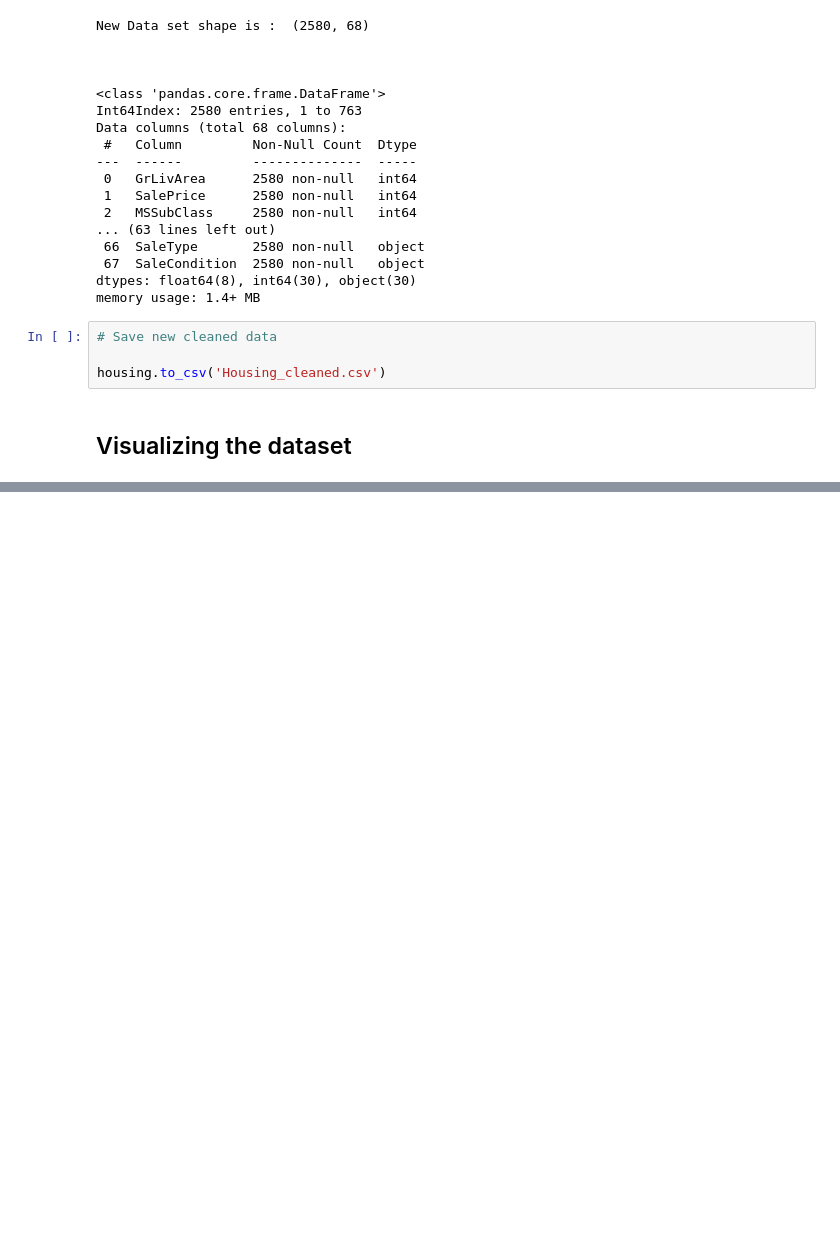
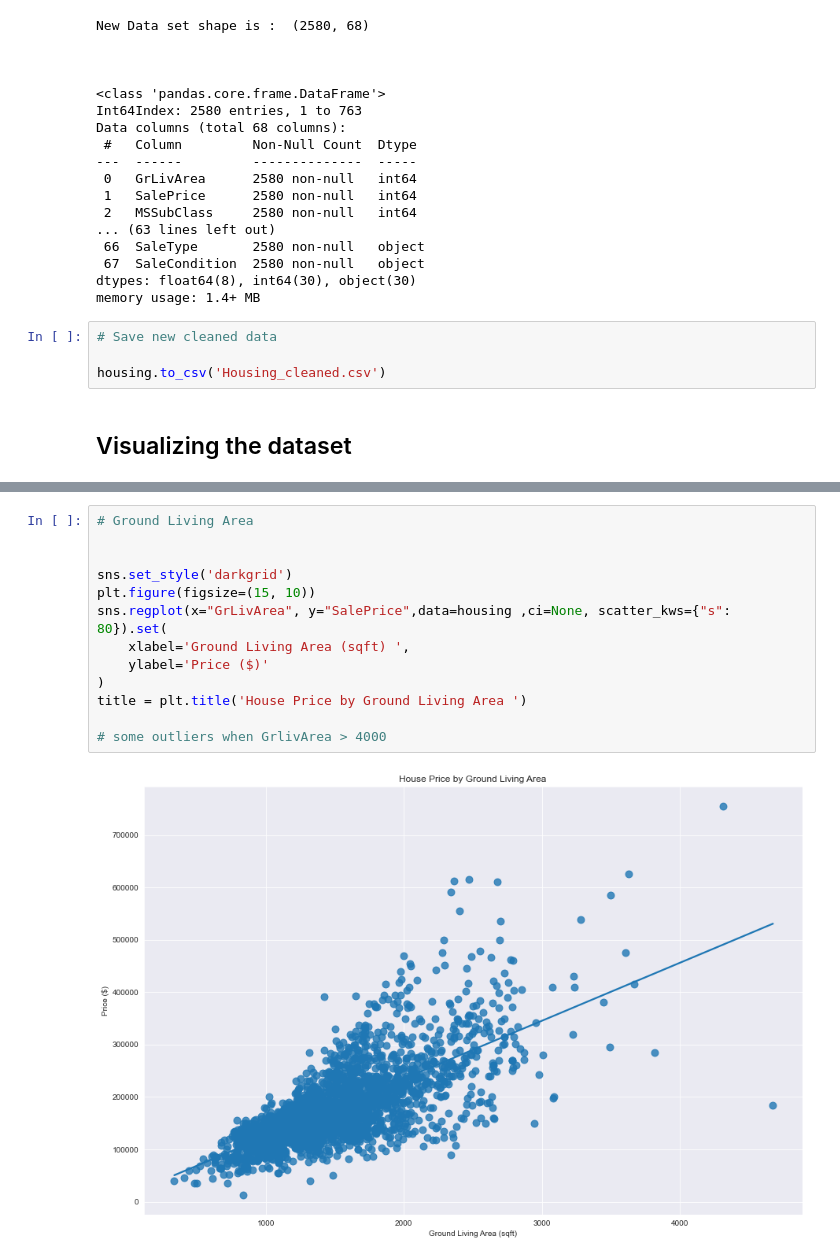
Before and after one commit to moutasam/Housing-Prices-ML, a Jupyter notebook: HousePricing.ipynb, the cells around one changed output, grey strips where cells are left out. Cells and saved outputs as stored; diff of their text form; blank space fills up the shorter version.

```diff
--- a/HousePricing.ipynb
+++ b/HousePricing.ipynb
@@ -258,0 +303,15 @@ housing.to_csv('Housing_cleaned.csv')
+# %%
+# Ground Living Area
+
+
+sns.set_style('darkgrid')
+plt.figure(figsize=(15, 10))
+sns.regplot(x="GrLivArea", y="SalePrice",data=housing ,ci=None, scatter_kws={"s": 80}).set(
+    xlabel='Ground Living Area (sqft) ',
+    ylabel='Price ($)'
+)
+title = plt.title('House Price by Ground Living Area ')
+
+# some outliers when GrlivArea > 4000
+# %% [output]
+[figure, added]
```
Also changed, not shown: parts of 4 cells of this notebook.
